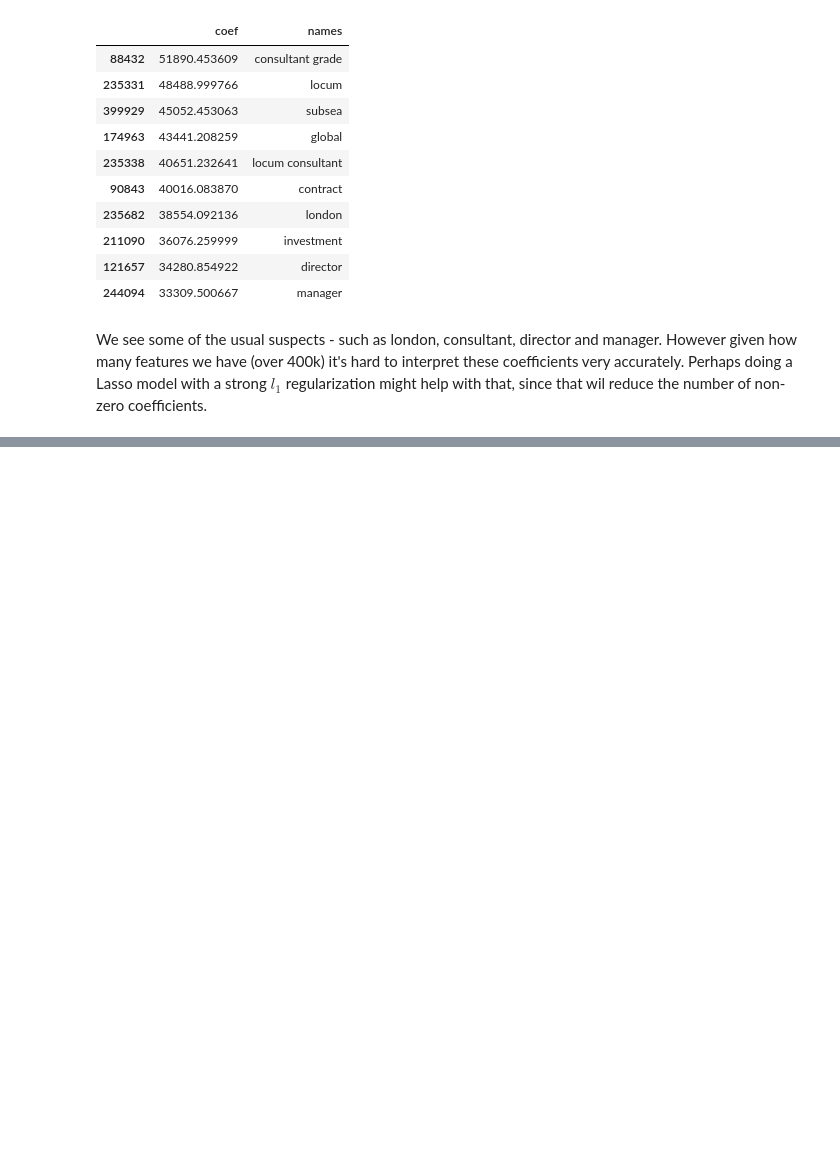
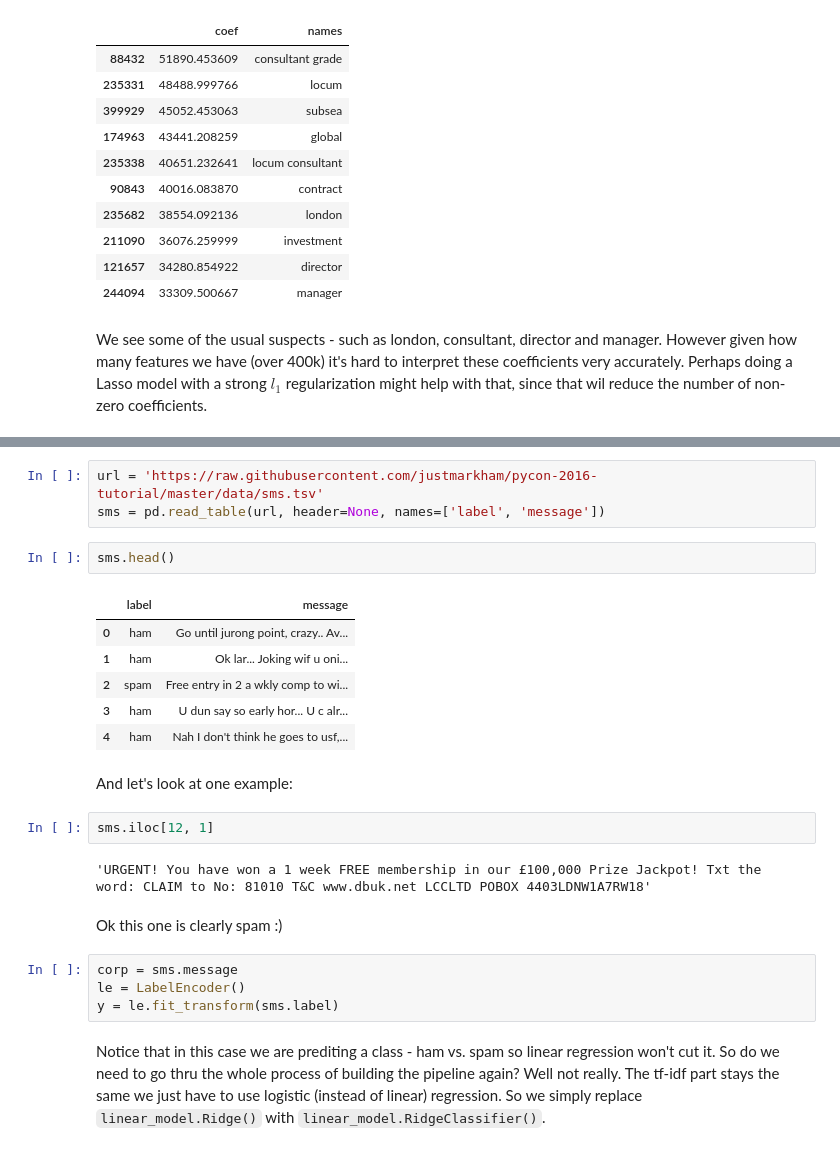
Before and after one commit to apapiu/Sklearn-NLP-Validation-and-Pipelines, a Jupyter notebook: Validating Tf-Idf+alpha on Salary Dataset.ipynb, the cells around one changed output, grey strips where cells are left out. Saved outputs shown, nothing was run; the diff lists cells and outputs as text; blank space fills up the shorter version.

```diff
--- a/Validating Tf-Idf+alpha on Salary Dataset.ipynb
+++ b/Validating Tf-Idf+alpha on Salary Dataset.ipynb
@@ -126,0 +147,27 @@ We see some of the usual suspects - such as london, consultant, director and man
+# %%
+url = 'https://raw.githubusercontent.com/justmarkham/pycon-2016-tutorial/master/data/sms.tsv'
+sms = pd.read_table(url, header=None, names=['label', 'message'])
+# %%
+sms.head()
+# %% [output]
+|  | label | message |
+| 0 | ham | Go until jurong point, crazy.. Av... |
+| 1 | ham | Ok lar... Joking wif u oni... |
+| 2 | spam | Free entry in 2 a wkly comp to wi... |
+| 3 | ham | U dun say so early hor... U c alr... |
+| 4 | ham | Nah I don't think he goes to usf,... |
+# %% [markdown]
+And let's look at one example:
+# %%
+sms.iloc[12, 1]
+# %% [output]
+'URGENT! You have won a 1 week FREE membership in our £100,000 Prize Jackpot! Txt the word: CLAIM to No: 81010 T&C www.dbuk.net LCCLTD POBOX 4403LDNW1A7RW18'
+# %% [markdown]
+Ok this one is clearly spam :)
+# %%
+corp = sms.message
+le = LabelEncoder()
+y = le.fit_transform(sms.label)
+# %% [markdown]
+Notice that in this case we are prediting a class - ham vs. spam so linear regression won't cut it.
+So do we need to go thru the whole process of building the pipeline again? Well not really. The tf-idf part stays the same we just have to use logistic (instead of linear) regression. So we simply replace `linear_model.Ridge()` with `linear_model.RidgeClassifier()`.
```
Also changed, not shown: parts of 29 cells of this notebook, 1 other file.
